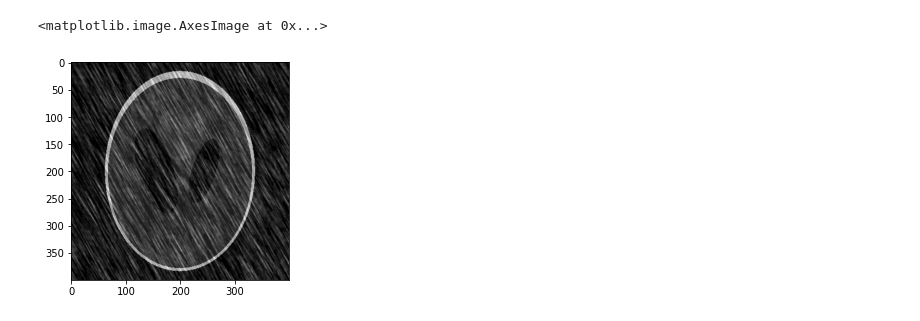
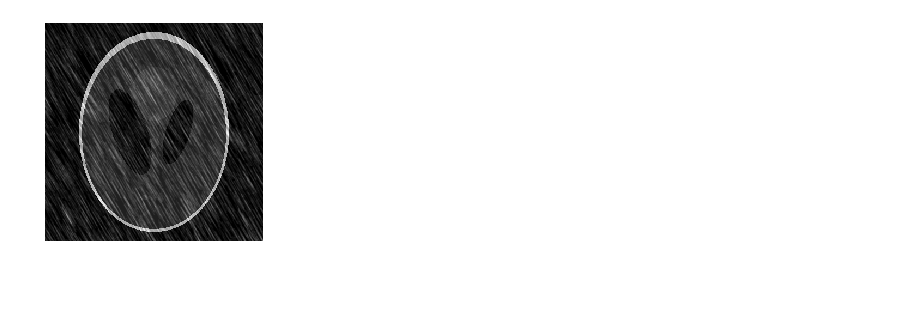
Before and after one commit to Masterpiece-Image/Transformers-Train, a Jupyter notebook: RainGen.ipynb, the cells around one changed output. Drawn from its saved outputs; the diff is of its cells as text; code cells hidden in the pictures; blank space fills up the shorter version.

```diff
--- a/RainGen.ipynb
+++ b/RainGen.ipynb
@@ -10,13 +12,21 @@ import matplotlib.pyplot as plt
 
 from skimage.data import shepp_logan_phantom
 # %%
-def gen_pluie(img, seuil=10, longueur_pluie=10, angle_pluie=0, largeur_pluie=1, alpha = 0.8):
+def gen_pluie(img, seuil=20, longueur_pluie=10, angle_pluie=0, largeur_pluie=1, alpha = 0.8, SNR = 80):
+
+    #calcul du sigma a partir du SNR
+    moy = np.mean(img[:])
+    sig = moy*10**(SNR/10)
+
     #génère matrice bruit initiale avec une distribution uniforme
-    noise = np.random.uniform(0, 256, img.shape[0:2])
+    noise = np.random.normal(0, sig, img.shape[0:2])
+
 
     #On garde que les valeurs supérieure a 256-seuil, les autres sont mises à zéros
     seuil = seuil * 0.01
     noise[np.where(noise < (256 - seuil))] = 0
+
+    #return noise
 
     #on utilise un filtre afin de flouter les pixels initiaux de pluie
     k = np.array([[0, 0.1, 0],
@@ -50,16 +60,21 @@ def gen_pluie(img, seuil=10, longueur_pluie=10, angle_pluie=0, largeur_pluie=1,
 # %%
 img = shepp_logan_phantom();
 
 
-seuil = 500
+seuil = 50
 longueur_pluie = 50 #10 - 60
 angle_pluie = 30
 largeur_pluie = 3
 alpha = 0.9
 
+
+SNR = 30
+
 img.shape
-img_bruitee = gen_pluie(img, seuil, longueur_pluie, angle_pluie, largeur_pluie, alpha)
-plt.imshow(img_bruitee,cmap='gray')
+img_bruitee = gen_pluie(img, seuil, longueur_pluie, angle_pluie, largeur_pluie, alpha, SNR)
+
+plt.imshow(img_bruitee,cmap='gray',interpolation='nearest')
+plt.axis('off')
+plt.savefig('img_bruitee.jpg', bbox_inches='tight', pad_inches=0)
 # %% [output]
-<matplotlib.image.AxesImage at 0x...>
-[figure, old version]
+[figure, new version]
```
Also changed, not shown: parts of 2 cells of this notebook.
